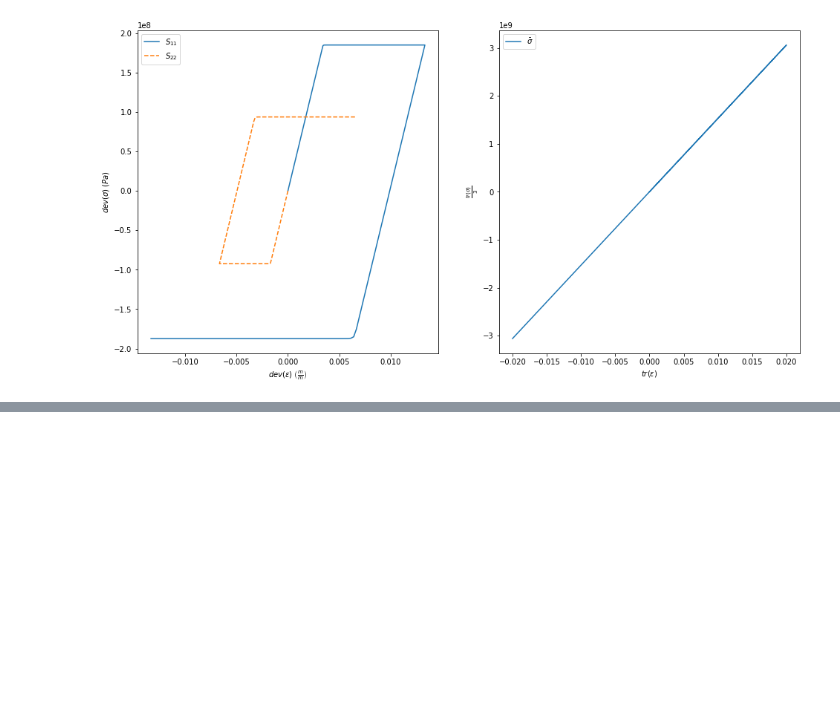
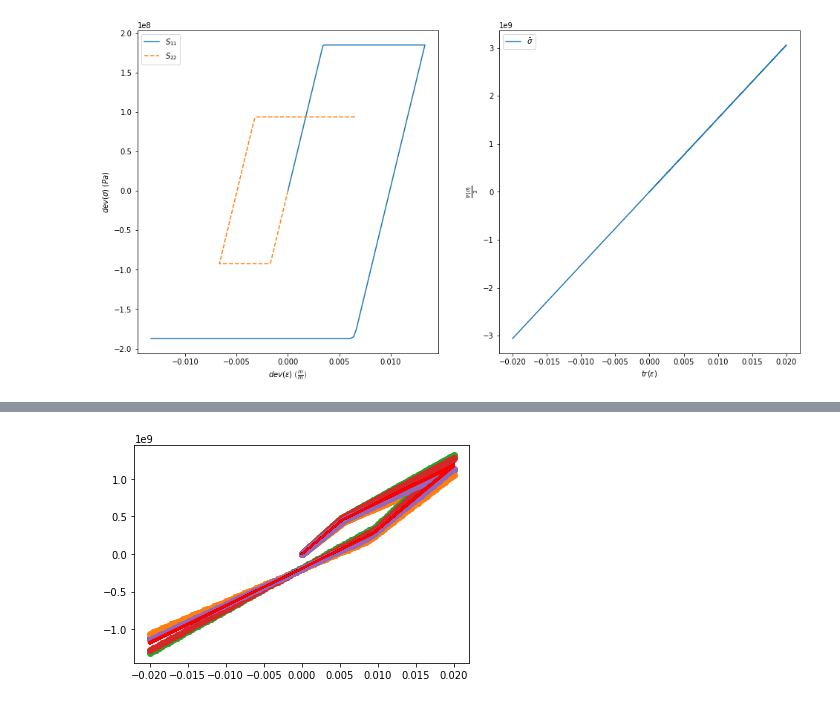
Before and after one commit to NateAM/constitutive_optimization, a Jupyter notebook: small_strain_plasticity.ipynb, the cells around one changed output, grey strips where cells are left out. Saved outputs shown, nothing was run; the diff lists cells and outputs as text; code cells hidden in the pictures; blank space fills up the shorter version.

```diff
--- a/small_strain_plasticity.ipynb
+++ b/small_strain_plasticity.ipynb
@@ -423,0 +494,5 @@ trace
+# %%
+res = [plt.plot(test_strains[n][0,:],test_stresses[n][0,:],'o') for n in range(ntests)]
+res = [plt.plot(test_strains[n][0,:],trace['y',::5][:,0,:301].T,'r-',alpha=0.3) for n in range(ntests)]
+# %% [output]
+[figure, added]
```
Also changed, not shown: parts of 8 cells of this notebook, 1 other file.
